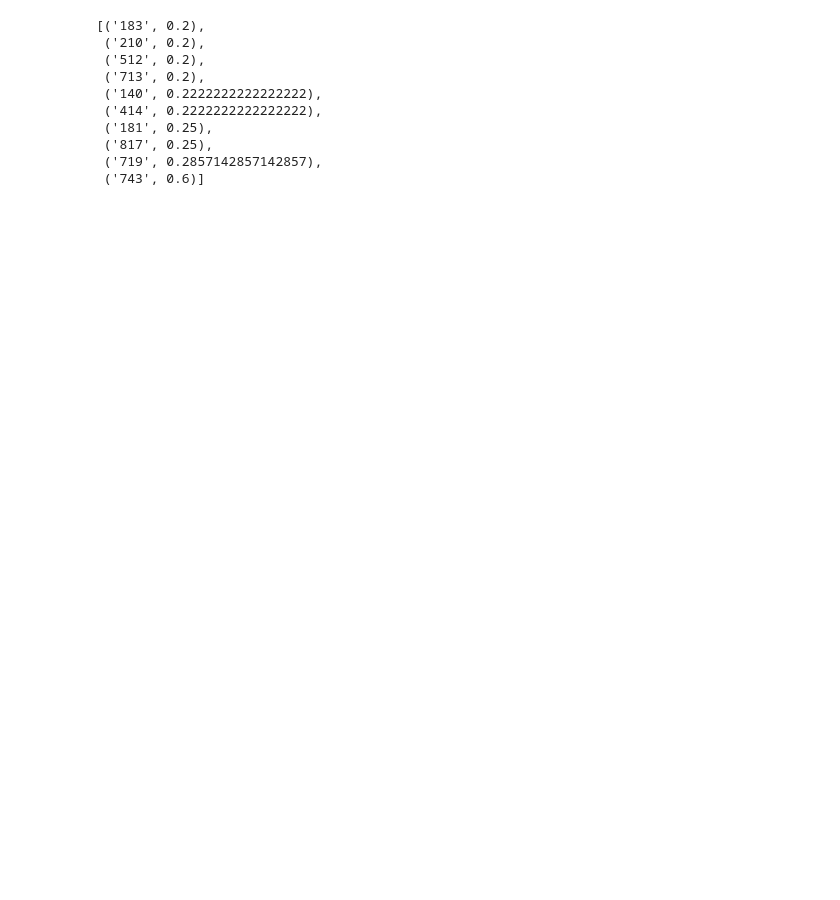
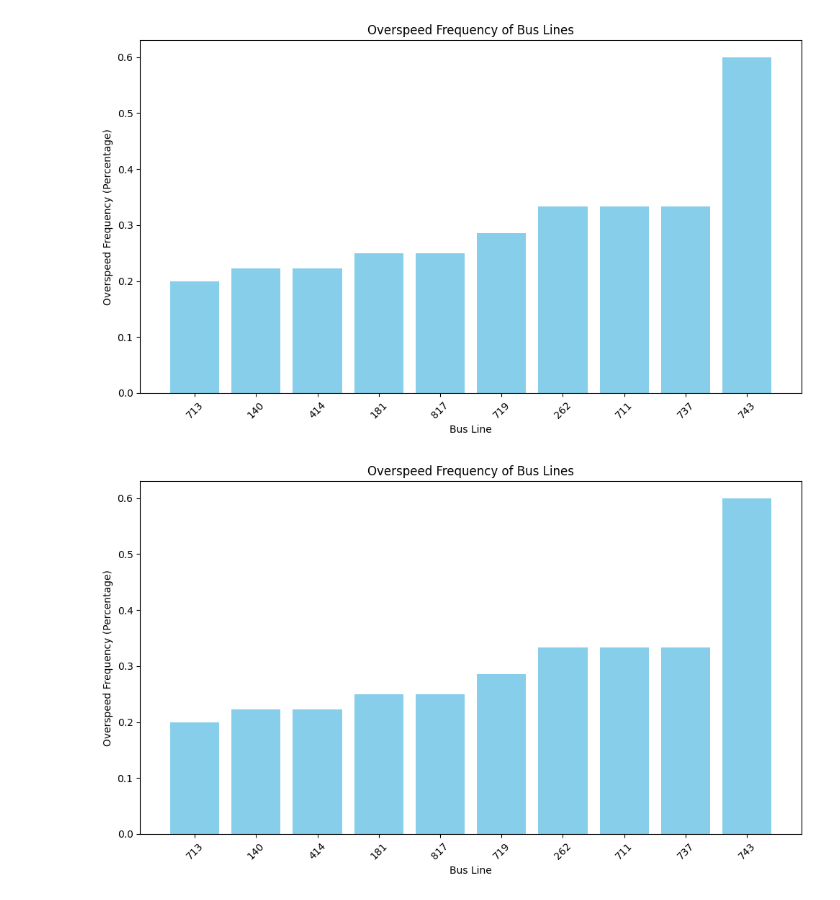
Before and after one commit to Wojtkk/final_python_project, a Jupyter notebook: final_python_project/Data_analysis/result_presentation.ipynb, the cells around one changed output. Drawn from its saved outputs; the diff is of its cells as text; code cells hidden in the pictures; blank space fills up the shorter version.

```diff
--- a/final_python_project/Data_analysis/result_presentation.ipynb
+++ b/final_python_project/Data_analysis/result_presentation.ipynb
@@ -36,30 +41,21 @@ plot_points_on_map(speed_data)
 # %%
 """
-Now we can check for 20 fastest lines and plot them
-Bu
+Now we can check for 10 fastest lines and plot them
 (just for fun)
 """
+from Helpers.visualization import visualize_overspeed_percentage_within_line
 
-fast_lines_1 = speed.give_lines_with_most_frequent_overspeed(positions_df,
-                                                           minimal_num_of_vehicles = 4,
-                                                           how_many = 10)
-fast_lines_2 = speed.give_lines_with_most_frequent_overspeed(positions_df,
-                                                            minimal_num_of_vehicles = 4,
-                                                            how_many = 10)
+HOW_MANY_FAST_LINES  = 10
+fast_lines_early = speed.give_lines_with_most_frequent_overspeed(positions_dfs[0],
+                                                                how_many = HOW_MANY_FAST_LINES)
+fast_lines_late = speed.give_lines_with_most_frequent_overspeed(positions_dfs[1],
+                                                                how_many = HOW_MANY_FAST_LINES)
 
-fast_lines_1
-fast_lines_2
+visualize_overspeed_percentage_within_line(fast_lines_early)
+visualize_overspeed_percentage_within_line(fast_lines_late)
 # %% [output]
-[('183', 0.2),
- ('210', 0.2),
- ('512', 0.2),
- ('713', 0.2),
- ('140', 0.2222222222222222),
- ('414', 0.2222222222222222),
- ('181', 0.25),
- ('817', 0.25),
- ('719', 0.2857142857142857),
- ('743', 0.6)]
+[figure, added]
+[figure, added]
 # %%
 from Data_reading.modifying_dfs import Aliases as als
 
```
Also changed, not shown: parts of 7 cells of this notebook, 8 other files.
